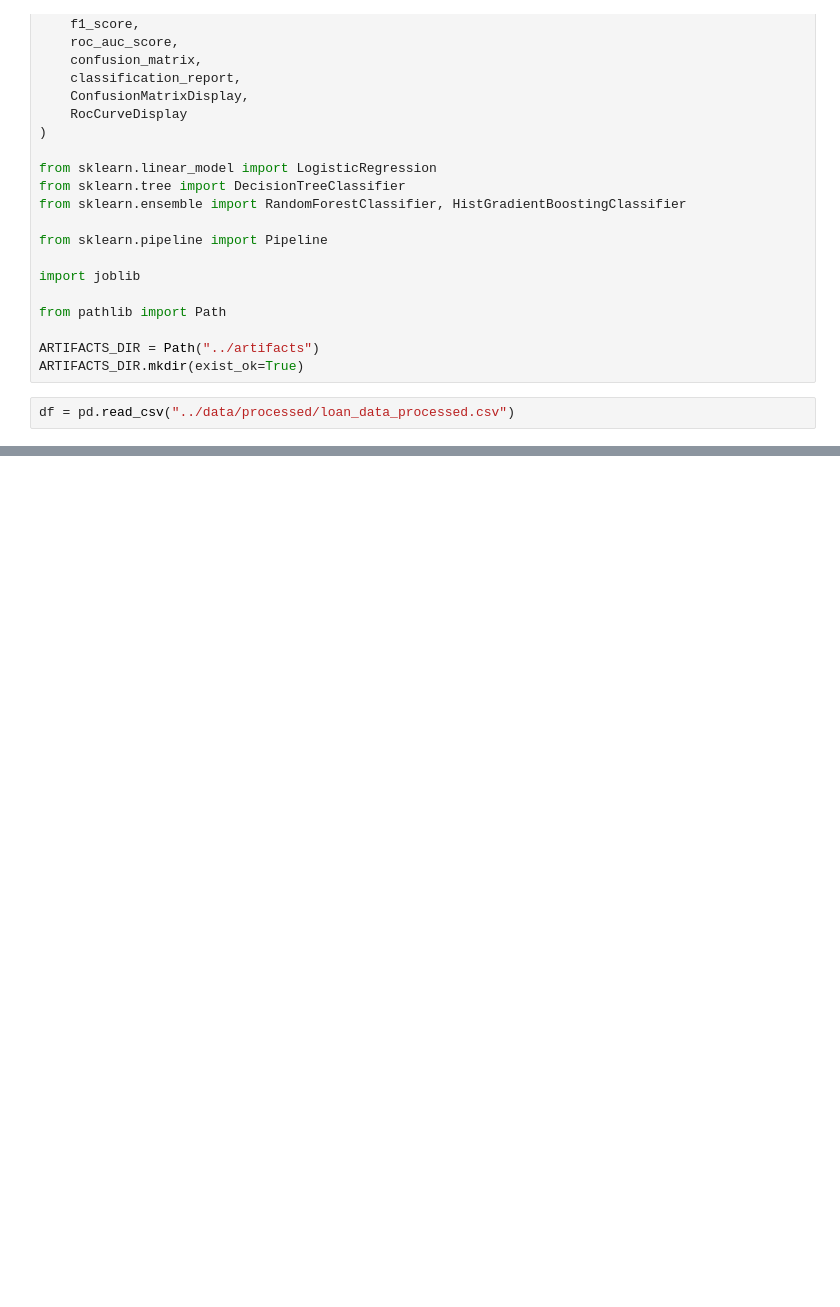
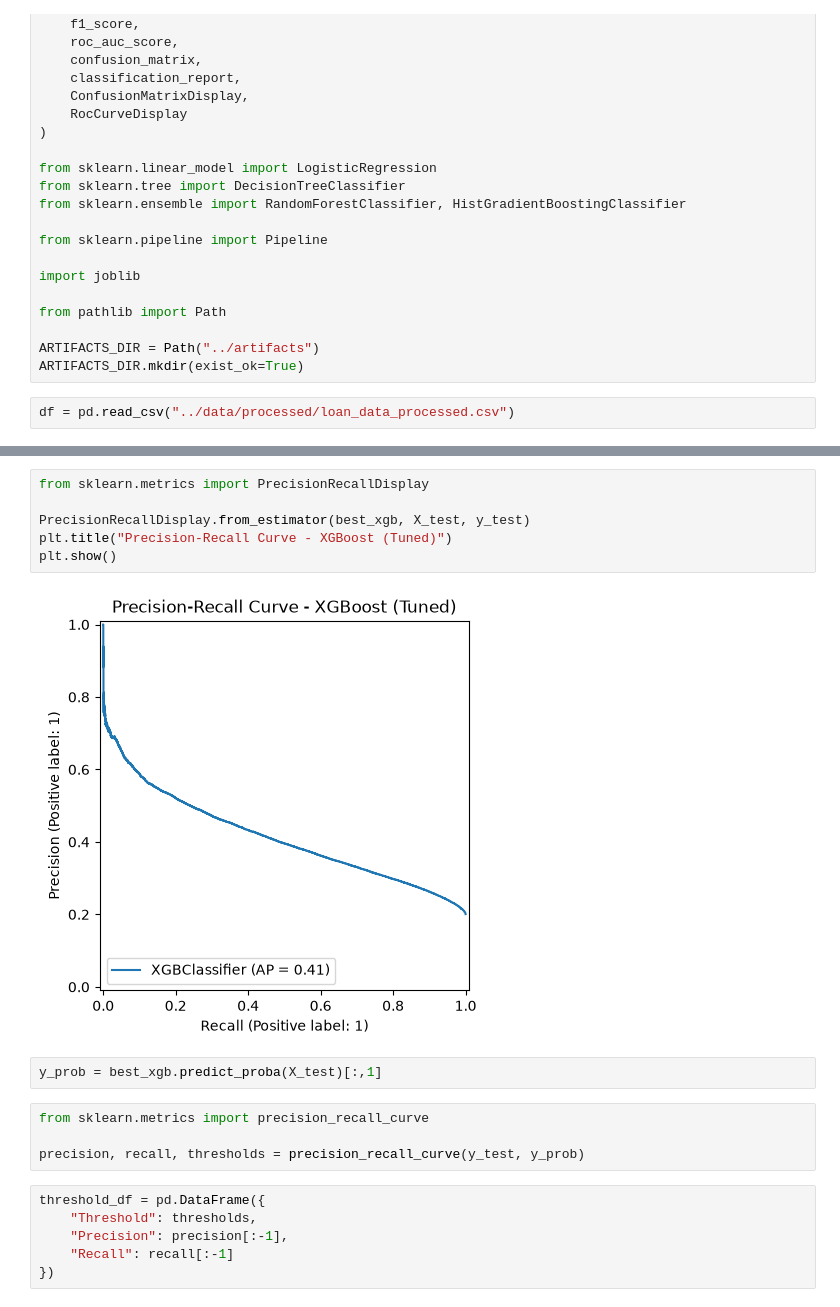
Before and after one commit to nx-manoj/loan-risk-platform, a Jupyter notebook: notebooks/03_model_training_evalution.ipynb, the cells around one changed output, grey strips where cells are left out. Cells and saved outputs as stored; diff of their text form; blank space fills up the shorter version.

```diff
--- a/notebooks/03_model_training_evalution.ipynb
+++ b/notebooks/03_model_training_evalution.ipynb
@@ -169,0 +634,20 @@ array(['Charged Off', 'Current', 'Default',
+# %%
+from sklearn.metrics import PrecisionRecallDisplay
+
+PrecisionRecallDisplay.from_estimator(best_xgb, X_test, y_test)
+plt.title("Precision-Recall Curve - XGBoost (Tuned)")
+plt.show()
+# %% [output]
+[figure, added]
+# %%
+y_prob = best_xgb.predict_proba(X_test)[:,1]
+# %%
+from sklearn.metrics import precision_recall_curve
+
+precision, recall, thresholds = precision_recall_curve(y_test, y_prob)
+# %%
+threshold_df = pd.DataFrame({
+    "Threshold": thresholds,
+    "Precision": precision[:-1],
+    "Recall": recall[:-1]
+})
```
Also changed, not shown: parts of 79 cells of this notebook.
